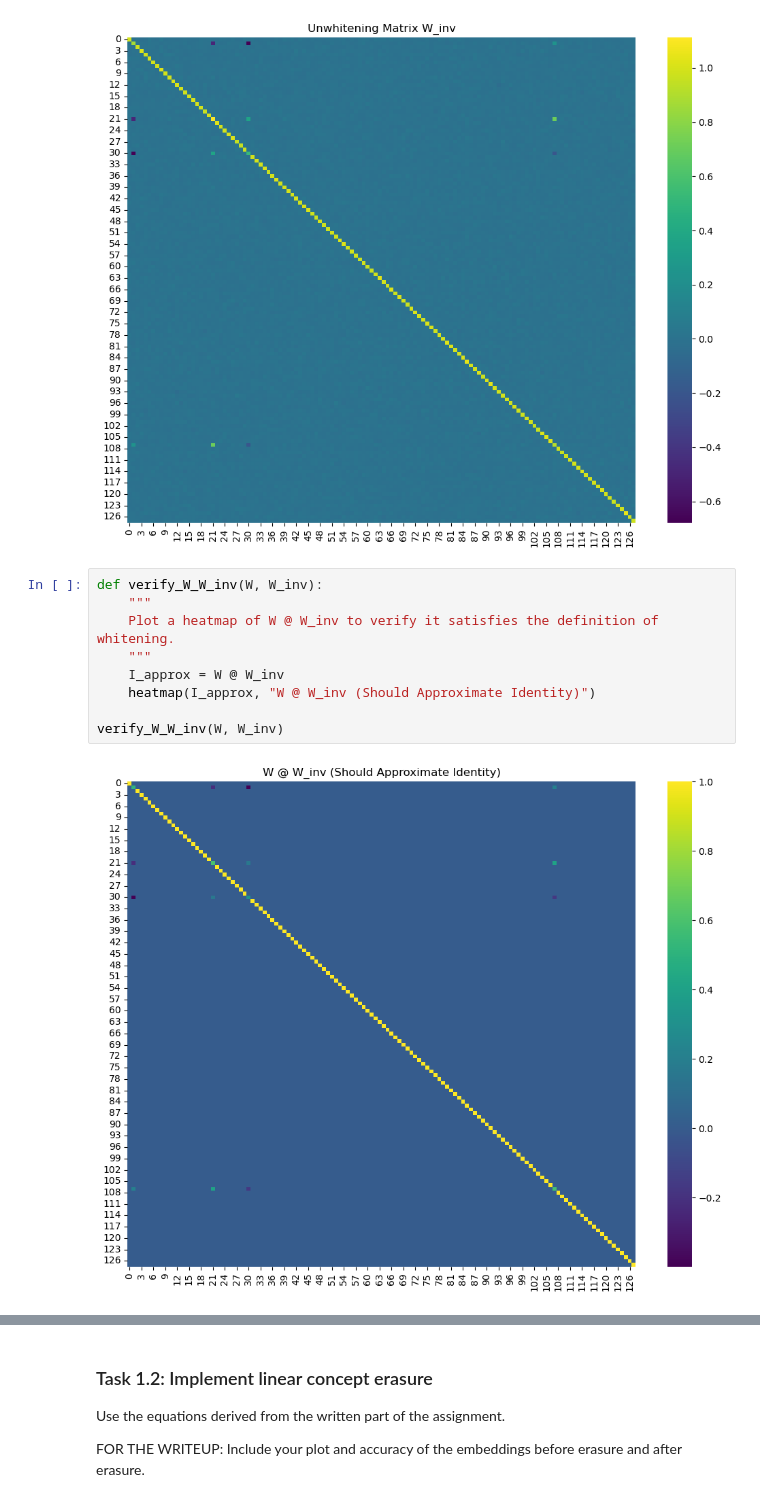
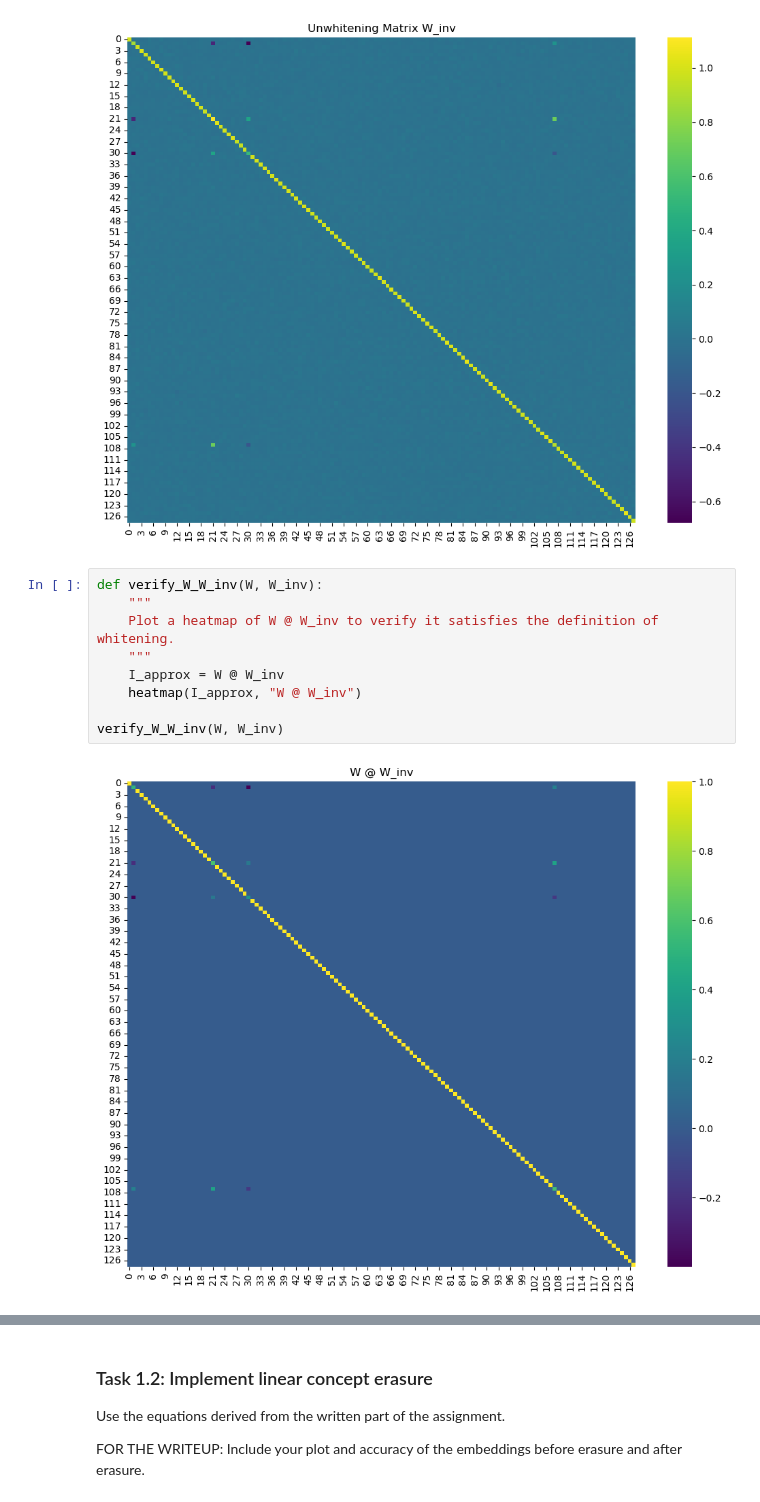
Before and after one commit to aachotian/LLM-1, a Jupyter notebook: LLM_Assignment_1_(Coding).ipynb, the cells around one changed output, grey strips where cells are left out. Cells and saved outputs as stored; diff of their text form.

```diff
--- a/LLM_Assignment_1_(Coding).ipynb
+++ b/LLM_Assignment_1_(Coding).ipynb
@@ -142,14 +139,14 @@ heatmap(W_inv, "Unwhitening Matrix W_inv")
 # %%
 def verify_W_W_inv(W, W_inv):
     """
     Plot a heatmap of W @ W_inv to verify it satisfies the definition of whitening.
     """
     I_approx = W @ W_inv
-    heatmap(I_approx, "W @ W_inv (Should Approximate Identity)")
+    heatmap(I_approx, "W @ W_inv")
 
 verify_W_W_inv(W, W_inv)
 # %% [output]
-[figure, old version]
+[figure, new version]
 # %%
 def verify_cov_XW(X, W):
     """
```
Also changed, not shown: parts of 11 cells of this notebook.
